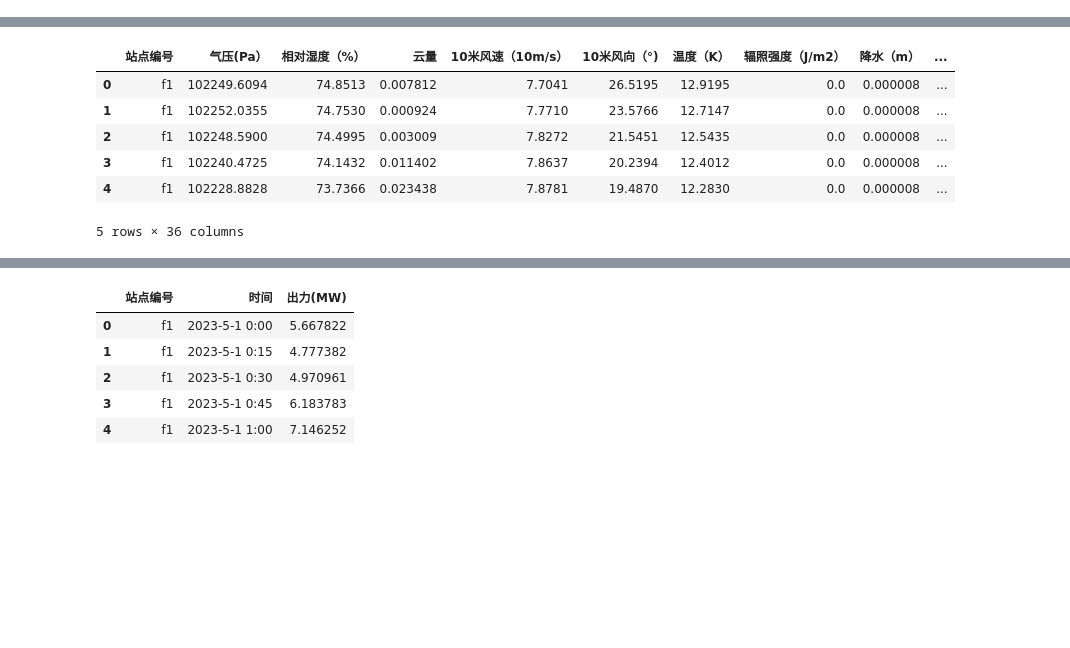
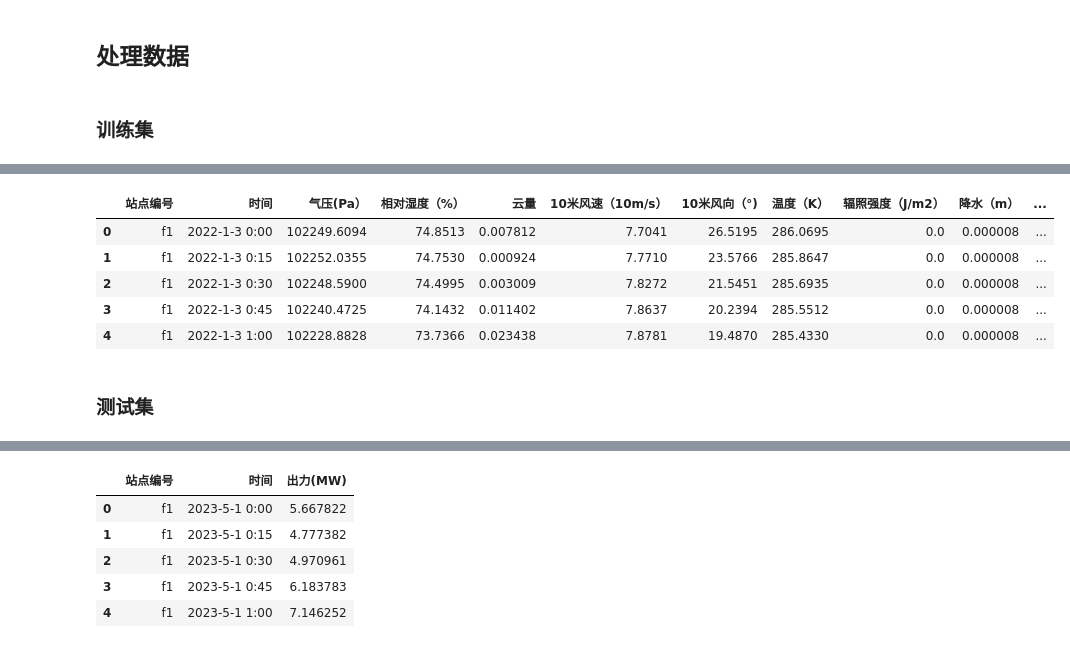
Before and after one commit to ZongXR/DCIC2024-Offshore-Wind-Power, a Jupyter notebook: notebooks/main.ipynb, the cells around one changed output, grey strips where cells are left out. Drawn from its saved outputs; the diff is of its cells as text; code cells hidden in the pictures; blank space fills up the shorter version.

```diff
--- a/notebooks/main.ipynb
+++ b/notebooks/main.ipynb
@@ -67,13 +76,16 @@ def feature_engineer(df):
     df.drop(['时间'],axis=1,inplace=True)
 
     return df
+# %% [markdown]
+<h2>处理数据</h2>
+# %% [markdown]
+<h3>训练集</h3>
 # %%
-train_df=pd.read_csv(Config.path+"A榜-训练集_海上风电预测_气象变量及实际功率数据.csv",encoding='gbk')
-print(f"len(train_df):{len(train_df)}")
+train_df = pd.read_csv(Config.path+"A榜-训练集_海上风电预测_气象变量及实际功率数据.csv", encoding='gbk')
+logging.info(f"len(train_df): {len(train_df)}")
 #将缺失值替换为np.nan,并转数据类型为float.
-train_df[Config.target]=train_df[Config.target].replace('<NULL>', np.nan).astype(float)
+train_df[Config.target] = train_df[Config.target].replace('<NULL>', np.nan).astype(float)
 #用线性插值的方式填充缺失值
-train_df[Config.target]=train_df[Config.target].interpolate()
-train_df=feature_engineer(train_df)
+train_df[Config.target] = train_df[Config.target].interpolate()
 train_df.head()
 # %% [output]
@@ -81,8 +93,9 @@ len(train_df):231840
-|  | 站点编号 | 气压(Pa） | 相对湿度（%） | 云量 | 10米风速（10m/s） | 10米风向（°) | 温度（K） | 辐照强度（J/m2） | 降水（m） | ... |
-| 0 | f1 | 102249.6094 | 74.8513 | 0.007812 | 7.7041 | 26.5195 | 12.9195 | 0.0 | 0.000008 | ... |
-| 1 | f1 | 102252.0355 | 74.7530 | 0.000924 | 7.7710 | 23.5766 | 12.7147 | 0.0 | 0.000008 | ... |
-| 2 | f1 | 102248.5900 | 74.4995 | 0.003009 | 7.8272 | 21.5451 | 12.5435 | 0.0 | 0.000008 | ... |
-| 3 | f1 | 102240.4725 | 74.1432 | 0.011402 | 7.8637 | 20.2394 | 12.4012 | 0.0 | 0.000008 | ... |
-| 4 | f1 | 102228.8828 | 73.7366 | 0.023438 | 7.8781 | 19.4870 | 12.2830 | 0.0 | 0.000008 | ... |
+|  | 站点编号 | 时间 | 气压(Pa） | 相对湿度（%） | 云量 | 10米风速（10m/s） | 10米风向（°) | 温度（K） | 辐照强度（J/m2） | 降水（m） | ... |
+| 0 | f1 | 2022-1-3 0:00 | 102249.6094 | 74.8513 | 0.007812 | 7.7041 | 26.5195 | 286.0695 | 0.0 | 0.000008 | ... |
+| 1 | f1 | 2022-1-3 0:15 | 102252.0355 | 74.7530 | 0.000924 | 7.7710 | 23.5766 | 285.8647 | 0.0 | 0.000008 | ... |
+| 2 | f1 | 2022-1-3 0:30 | 102248.5900 | 74.4995 | 0.003009 | 7.8272 | 21.5451 | 285.6935 | 0.0 | 0.000008 | ... |
+| 3 | f1 | 2022-1-3 0:45 | 102240.4725 | 74.1432 | 0.011402 | 7.8637 | 20.2394 | 285.5512 | 0.0 | 0.000008 | ... |
+| 4 | f1 | 2022-1-3 1:00 | 102228.8828 | 73.7366 | 0.023438 | 7.8781 | 19.4870 | 285.4330 | 0.0 | 0.000008 | ... |
-5 rows × 36 columns
+# %% [markdown]
+<h3>测试集</h3>
 # %%
```
Also changed, not shown: parts of 25 cells of this notebook, 14 other files.
